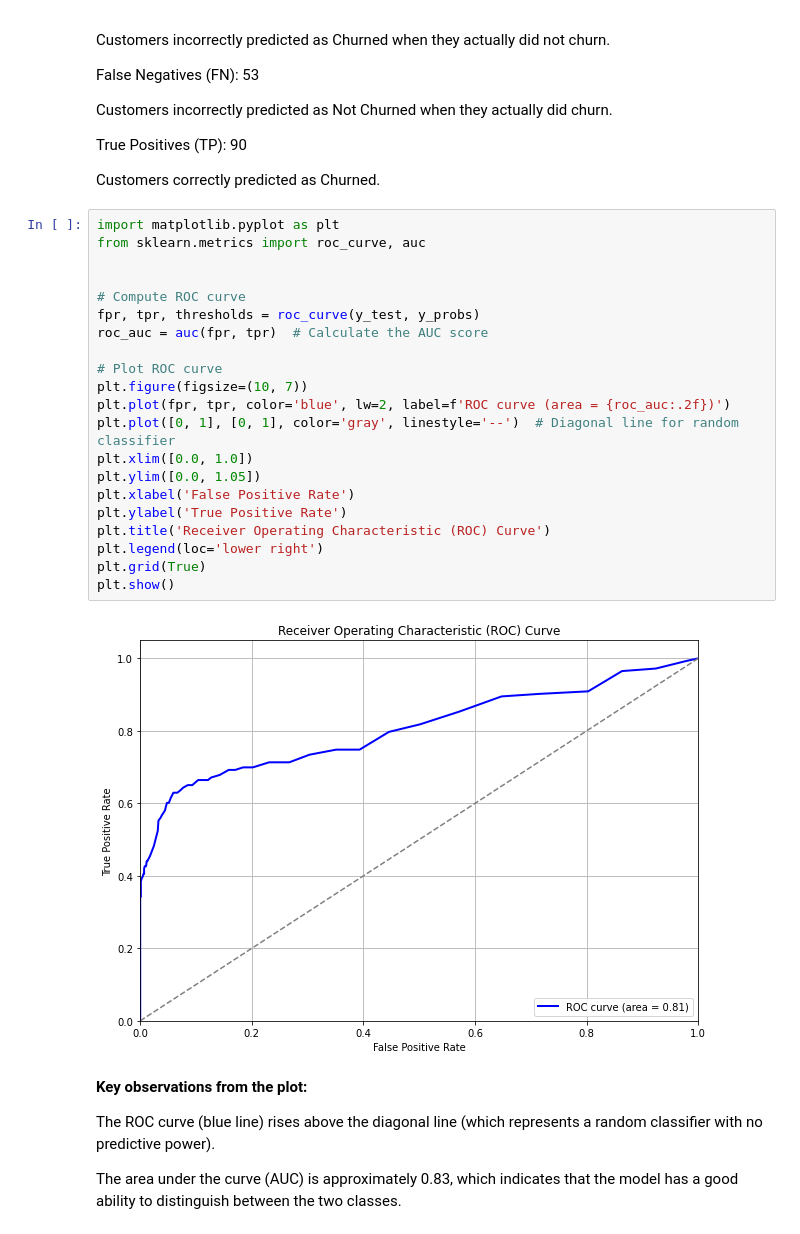
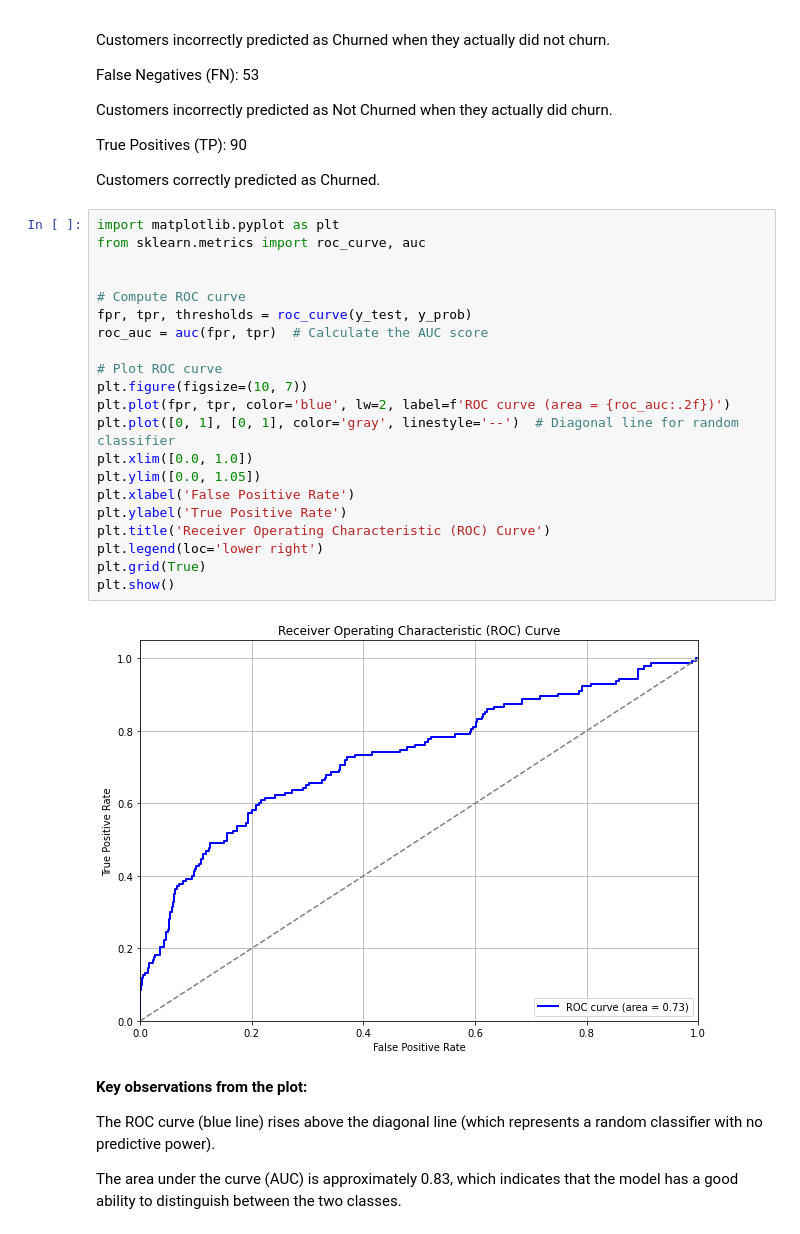
Before and after one commit to marymusyoka/Phase_3_Project, a Jupyter notebook: index.ipynb, the cells around one changed output. Cells and saved outputs as stored; diff of their text form.

```diff
--- a/index.ipynb
+++ b/index.ipynb
@@ -764,26 +764,26 @@ Customers correctly predicted as Churned.
 # %%
 import matplotlib.pyplot as plt
 from sklearn.metrics import roc_curve, auc
 
 
 # Compute ROC curve
-fpr, tpr, thresholds = roc_curve(y_test, y_probs)
+fpr, tpr, thresholds = roc_curve(y_test, y_prob)
 roc_auc = auc(fpr, tpr)  # Calculate the AUC score
 
 # Plot ROC curve
 plt.figure(figsize=(10, 7))
 plt.plot(fpr, tpr, color='blue', lw=2, label=f'ROC curve (area = {roc_auc:.2f})')
 plt.plot([0, 1], [0, 1], color='gray', linestyle='--')  # Diagonal line for random classifier
 plt.xlim([0.0, 1.0])
 plt.ylim([0.0, 1.05])
 plt.xlabel('False Positive Rate')
 plt.ylabel('True Positive Rate')
 plt.title('Receiver Operating Characteristic (ROC) Curve')
 plt.legend(loc='lower right')
 plt.grid(True)
 plt.show()
 # %% [output]
-[figure, old version]
+[figure, new version]
 # %% [markdown]
 **Key observations from the plot:**
 
```
Also changed, not shown: parts of 4 cells of this notebook.
